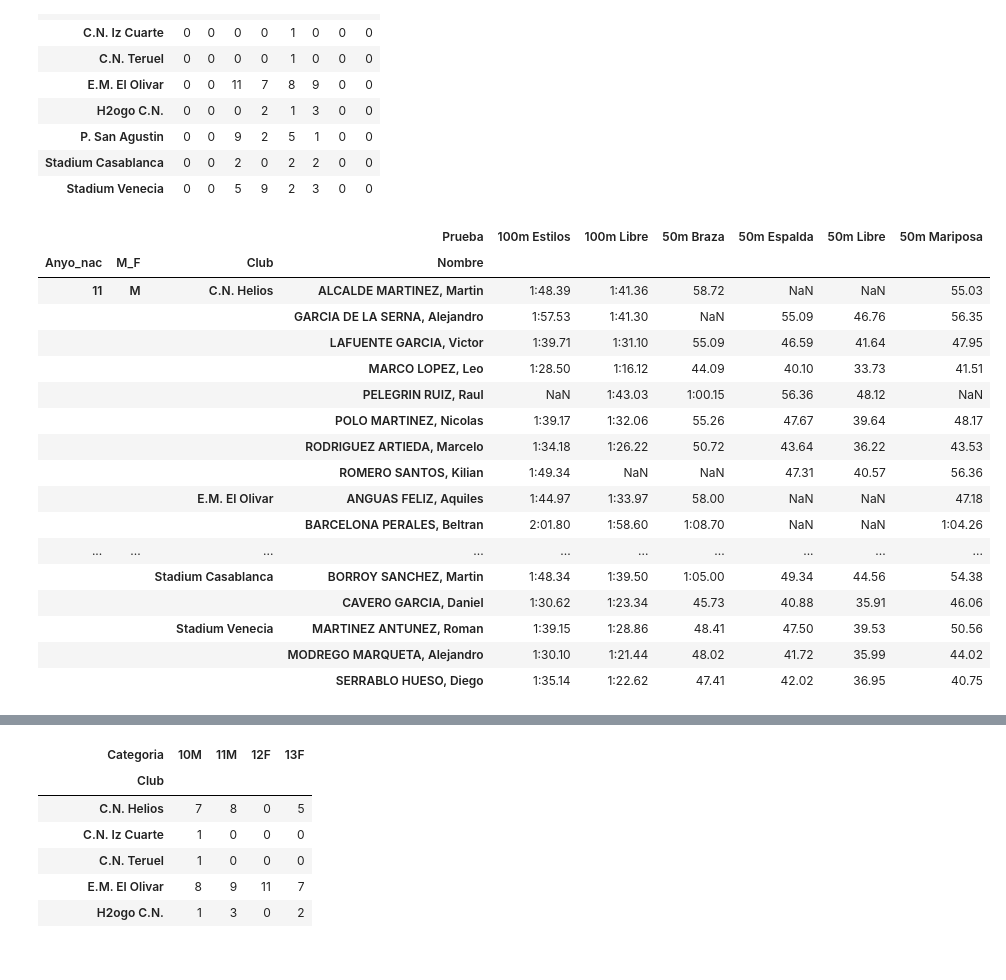
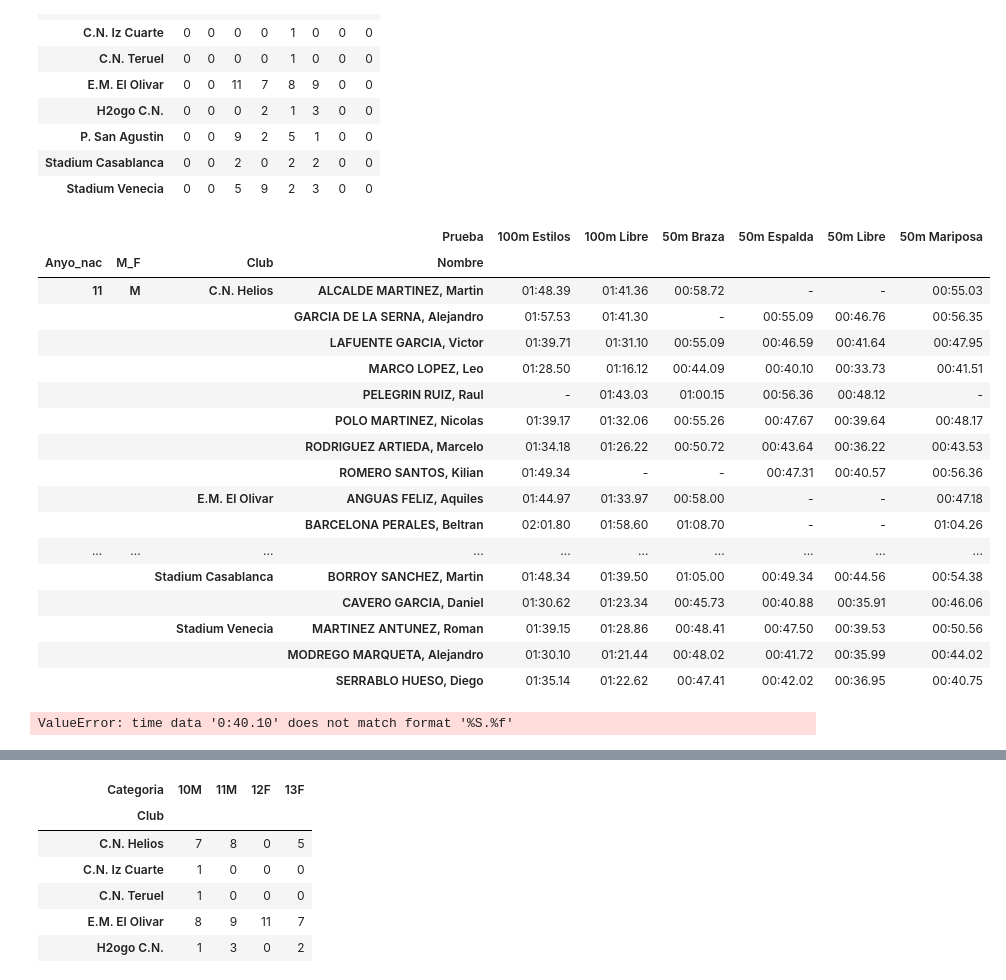
Before and after one commit to crdguez/dashboard_natacion, a Jupyter notebook: importar_datos/Explotar resultados.ipynb, the cells around one changed output, grey strips where cells are left out. Saved outputs shown, nothing was run; the diff lists cells and outputs as text; code cells hidden in the pictures.

```diff
--- a/importar_datos/Explotar resultados.ipynb
+++ b/importar_datos/Explotar resultados.ipynb
@@ -34,24 +35,33 @@ df1
 # %%
 anyo=11
 genero='M'
-df2 = df[(df.Anyo_nac==anyo) & (df.M_F==genero)][['Anyo_nac','M_F','Club','Nombre','Prueba','Tiempo']].groupby(['Anyo_nac','M_F','Club','Nombre','Prueba']).Tiempo.min().unstack('Prueba')
-df2
+# df2 = df[(df.Anyo_nac==anyo) & (df.M_F==genero)][['Anyo_nac','M_F','Club','Nombre','Prueba','Tiempo']].groupby(['Anyo_nac','M_F','Club','Nombre','Prueba']).Tiempo.min().unstack('Prueba')
+df2 = df[(df.Anyo_nac==anyo) & (df.M_F==genero)][['Anyo_nac','M_F','Club','Nombre','Prueba','Tiempo','Time_stamp']].groupby(['Anyo_nac','M_F','Club','Nombre','Prueba']).Time_stamp.min().unstack('Prueba')
+# func = lambda s: s[-9:-1]
+df2.style.format('{}',na_rep='-')
+df2.style.format(lambda s: s[-9:-1],na_rep='-')
 # %% [output]
 |  |  |  | Prueba | 100m Estilos | 100m Libre | 50m Braza | 50m Espalda | 50m Libre | 50m Mariposa |
 | Anyo_nac | M_F | Club | Nombre |  |  |  |  |  |  |
-| 11 | M | C.N. Helios | ALCALDE MARTINEZ, Martin | 1:48.39 | 1:41.36 | 58.72 | NaN | NaN | 55.03 |
-|  |  |  | GARCIA DE LA SERNA, Alejandro | 1:57.53 | 1:41.30 | NaN | 55.09 | 46.76 | 56.35 |
-|  |  |  | LAFUENTE GARCIA, Victor | 1:39.71 | 1:31.10 | 55.09 | 46.59 | 41.64 | 47.95 |
-|  |  |  | MARCO LOPEZ, Leo | 1:28.50 | 1:16.12 | 44.09 | 40.10 | 33.73 | 41.51 |
-|  |  |  | PELEGRIN RUIZ, Raul | NaN | 1:43.03 | 1:00.15 | 56.36 | 48.12 | NaN |
-|  |  |  | POLO MARTINEZ, Nicolas | 1:39.17 | 1:32.06 | 55.26 | 47.67 | 39.64 | 48.17 |
-|  |  |  | RODRIGUEZ ARTIEDA, Marcelo | 1:34.18 | 1:26.22 | 50.72 | 43.64 | 36.22 | 43.53 |
-|  |  |  | ROMERO SANTOS, Kilian | 1:49.34 | NaN | NaN | 47.31 | 40.57 | 56.36 |
-|  |  | E.M. El Olivar | ANGUAS FELIZ, Aquiles | 1:44.97 | 1:33.97 | 58.00 | NaN | NaN | 47.18 |
-|  |  |  | BARCELONA PERALES, Beltran | 2:01.80 | 1:58.60 | 1:08.70 | NaN | NaN | 1:04.26 |
+| 11 | M | C.N. Helios | ALCALDE MARTINEZ, Martin | 01:48.39 | 01:41.36 | 00:58.72 | - | - | 00:55.03 |
+|  |  |  | GARCIA DE LA SERNA, Alejandro | 01:57.53 | 01:41.30 | - | 00:55.09 | 00:46.76 | 00:56.35 |
+|  |  |  | LAFUENTE GARCIA, Victor | 01:39.71 | 01:31.10 | 00:55.09 | 00:46.59 | 00:41.64 | 00:47.95 |
+|  |  |  | MARCO LOPEZ, Leo | 01:28.50 | 01:16.12 | 00:44.09 | 00:40.10 | 00:33.73 | 00:41.51 |
+|  |  |  | PELEGRIN RUIZ, Raul | - | 01:43.03 | 01:00.15 | 00:56.36 | 00:48.12 | - |
+|  |  |  | POLO MARTINEZ, Nicolas | 01:39.17 | 01:32.06 | 00:55.26 | 00:47.67 | 00:39.64 | 00:48.17 |
+|  |  |  | RODRIGUEZ ARTIEDA, Marcelo | 01:34.18 | 01:26.22 | 00:50.72 | 00:43.64 | 00:36.22 | 00:43.53 |
+|  |  |  | ROMERO SANTOS, Kilian | 01:49.34 | - | - | 00:47.31 | 00:40.57 | 00:56.36 |
+|  |  | E.M. El Olivar | ANGUAS FELIZ, Aquiles | 01:44.97 | 01:33.97 | 00:58.00 | - | - | 00:47.18 |
+|  |  |  | BARCELONA PERALES, Beltran | 02:01.80 | 01:58.60 | 01:08.70 | - | - | 01:04.26 |
 | ... | ... | ... | ... | ... | ... | ... | ... | ... | ... |
-|  |  | Stadium Casablanca | BORROY SANCHEZ, Martin | 1:48.34 | 1:39.50 | 1:05.00 | 49.34 | 44.56 | 54.38 |
-|  |  |  | CAVERO GARCIA, Daniel | 1:30.62 | 1:23.34 | 45.73 | 40.88 | 35.91 | 46.06 |
-|  |  | Stadium Venecia | MARTINEZ ANTUNEZ, Roman | 1:39.15 | 1:28.86 | 48.41 | 47.50 | 39.53 | 50.56 |
-|  |  |  | MODREGO MARQUETA, Alejandro | 1:30.10 | 1:21.44 | 48.02 | 41.72 | 35.99 | 44.02 |
-|  |  |  | SERRABLO HUESO, Diego | 1:35.14 | 1:22.62 | 47.41 | 42.02 | 36.95 | 40.75 |
+|  |  | Stadium Casablanca | BORROY SANCHEZ, Martin | 01:48.34 | 01:39.50 | 01:05.00 | 00:49.34 | 00:44.56 | 00:54.38 |
+|  |  |  | CAVERO GARCIA, Daniel | 01:30.62 | 01:23.34 | 00:45.73 | 00:40.88 | 00:35.91 | 00:46.06 |
+|  |  | Stadium Venecia | MARTINEZ ANTUNEZ, Roman | 01:39.15 | 01:28.86 | 00:48.41 | 00:47.50 | 00:39.53 | 00:50.56 |
+|  |  |  | MODREGO MARQUETA, Alejandro | 01:30.10 | 01:21.44 | 00:48.02 | 00:41.72 | 00:35.99 | 00:44.02 |
+|  |  |  | SERRABLO HUESO, Diego | 01:35.14 | 01:22.62 | 00:47.41 | 00:42.02 | 00:36.95 | 00:40.75 |
+# %%
+import datetime
+str=df['Tiempo'][0]
+datetime.datetime.strptime(str,'%S.%f')
+# %% [output]
+ValueError: time data '0:40.10' does not match format '%S.%f'
```
Also changed, not shown: parts of 4 cells of this notebook, 3 other files.
